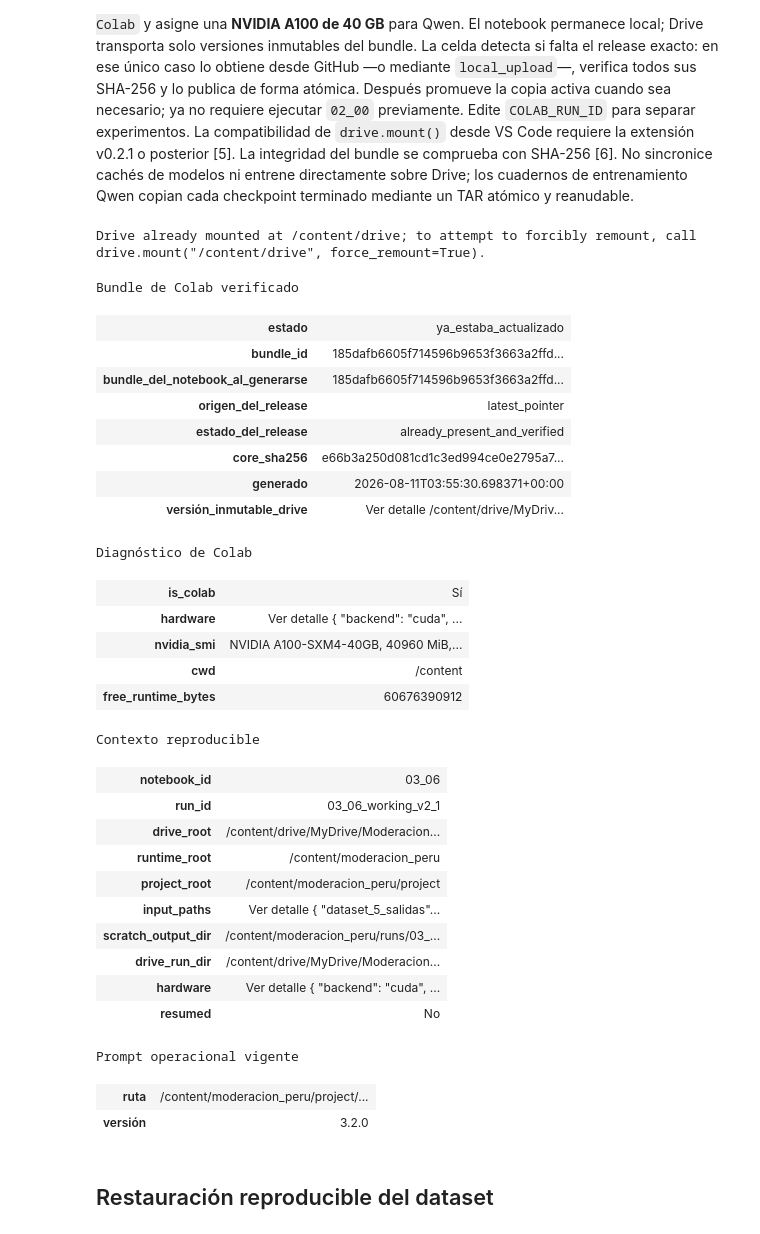
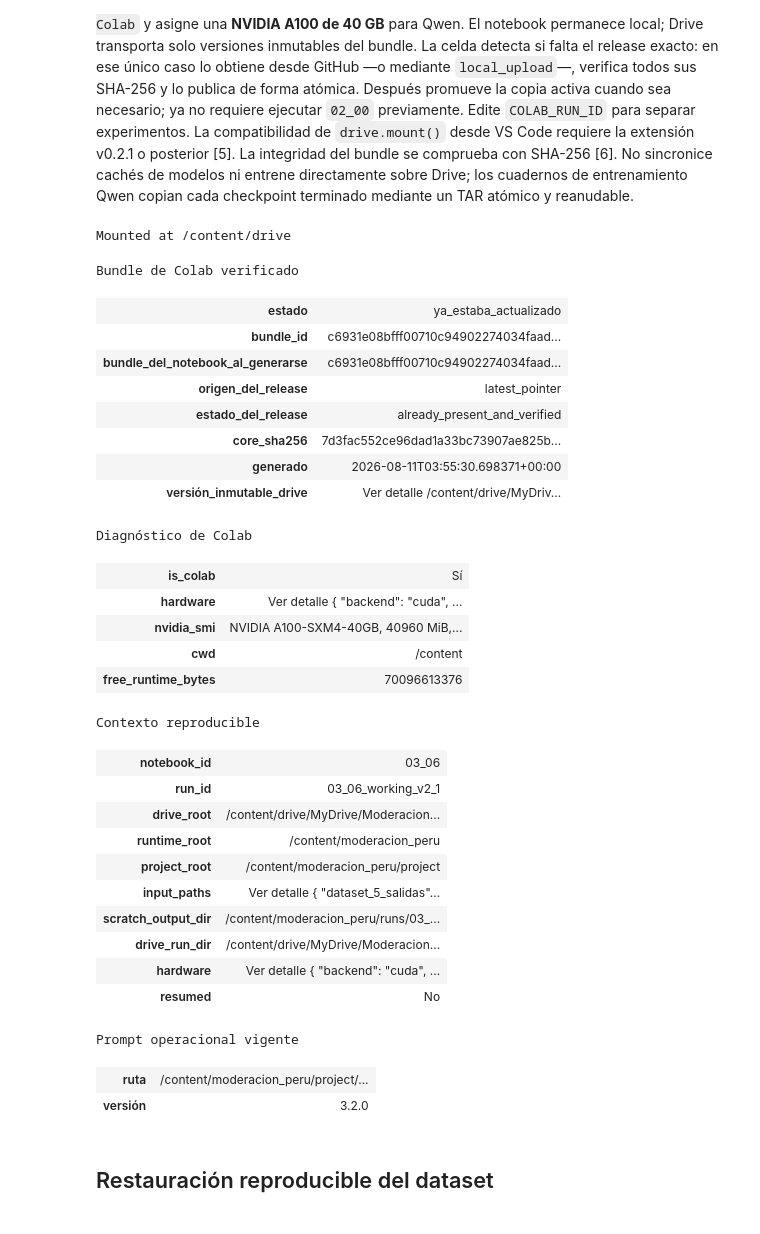
Before and after one commit to lkoc/Trabajo_PLN-MIA-Grupo4, a Jupyter notebook: flujo/03_entrenamiento/03_06_qwen_estructurado.ipynb, the cells around one changed output. Cells and saved outputs as stored; diff of their text form; code cells hidden in the pictures.

```diff
--- a/flujo/03_entrenamiento/03_06_qwen_estructurado.ipynb
+++ b/flujo/03_entrenamiento/03_06_qwen_estructurado.ipynb
@@ -48,8 +48,8 @@ COLAB_BUNDLE_SOURCE = "github"  # "github" o "local_upload"
 COLAB_GITHUB_REPOSITORY = "lkoc/Trabajo_PLN-MIA-Grupo4"
 COLAB_GITHUB_REF = "main"
 COLAB_GITHUB_BUNDLE_PATH = "resultados/colab_bundle"
-COLAB_NOTEBOOK_BUILD_BUNDLE_ID = "185dafb6605f714596b9653f3663a2ffd15b0726587baa75ed810e742fb6405b"  # Trazabilidad al generar el notebook
-COLAB_EXPECTED_CORE_SHA256 = "e66b3a250d081cd1c3ed994ce0e2795a78f4a94fab9a2667981838dba1af0f82"
+COLAB_NOTEBOOK_BUILD_BUNDLE_ID = "c6931e08bfff00710c94902274034faad20707172d945b6bb5555ed45cf43ee0"  # Trazabilidad al generar el notebook
+COLAB_EXPECTED_CORE_SHA256 = "7d3fac552ce96dad1a33bc73907ae825bd7a091347562cf4d16ea6f4e4feec48"
 IN_COLAB = importlib.util.find_spec("google.colab") is not None
 COLAB_CONTEXT = None
 
@@ -374,39 +374,39 @@ if IN_COLAB:
         run_id=COLAB_RUN_ID or None,
         require_l4=COLAB_REQUIRE_L4,
         resume=True,
     )
     from moderacion_peru.notebook_ui import notebook_progress, run_with_progress, show_callout, show_command, show_result, show_summary, show_table
     show_result('Bundle de Colab verificado', {
         'estado': 'activado_desde_drive' if bundle_activated else 'ya_estaba_actualizado',
         'bundle_id': manifest['bundle_id'],
         'bundle_del_notebook_al_generarse': COLAB_NOTEBOOK_BUILD_BUNDLE_ID,
         'origen_del_release': release_source,
         'estado_del_release': release_check['status'],
         'core_sha256': expected_core,
         'generado': manifest.get('generated_at'),
         'versión_inmutable_drive': RELEASE_DIR,
     }, tone='success')
     show_result('Diagnóstico de Colab', colab_runtime_diagnostics(), tone='success')
     show_result('Contexto reproducible', COLAB_CONTEXT.as_dict(), tone='success')
 else:
     ROOT = _find_local_root()
     if str(ROOT / "src") not in sys.path:
         sys.path.insert(0, str(ROOT / "src"))
     from moderacion_peru.notebook_ui import notebook_progress, run_with_progress, show_callout, show_command, show_result, show_summary, show_table
     show_summary('Entorno del proyecto', {'raíz': ROOT, 'backend': 'local'}, tone='success')
 OPERATIONAL_PROMPT=ROOT/'config/prompt_operacional_ollama_v3_2.md'
 if not OPERATIONAL_PROMPT.is_file():
     raise FileNotFoundError(f'Falta el prompt operacional vigente: {OPERATIONAL_PROMPT}')
 show_summary('Prompt operacional vigente', {'ruta': OPERATIONAL_PROMPT, 'versión': '3.2.0'}, tone='success')
 # %% [output]
-Drive already mounted at /content/drive; to attempt to forcibly remount, call drive.mount("/content/drive", force_remount=True).
+Mounted at /content/drive
 Bundle de Colab verificado
 | estado | ya_estaba_actualizado |
-| bundle_id | 185dafb6605f714596b9653f3663a2ffd... |
-| bundle_del_notebook_al_generarse | 185dafb6605f714596b9653f3663a2ffd... |
+| bundle_id | c6931e08bfff00710c94902274034faad... |
+| bundle_del_notebook_al_generarse | c6931e08bfff00710c94902274034faad... |
 | origen_del_release | latest_pointer |
 | estado_del_release | already_present_and_verified |
-| core_sha256 | e66b3a250d081cd1c3ed994ce0e2795a7... |
+| core_sha256 | 7d3fac552ce96dad1a33bc73907ae825b... |
 | generado | 2026-08-11T03:55:30.698371+00:00 |
 | versión_inmutable_drive | Ver detalle /content/drive/MyDriv... |
 Diagnóstico de Colab
@@ -414,7 +414,7 @@ Diagnóstico de Colab
 | hardware | Ver detalle { "backend": "cuda", ... |
 | nvidia_smi | NVIDIA A100-SXM4-40GB, 40960 MiB,... |
 | cwd | /content |
-| free_runtime_bytes | 60676390912 |
+| free_runtime_bytes | 70096613376 |
 Contexto reproducible
 | notebook_id | 03_06 |
 | run_id | 03_06_working_v2_1 |
```
Also changed, not shown: parts of 1 cell of this notebook, 14 other files.
